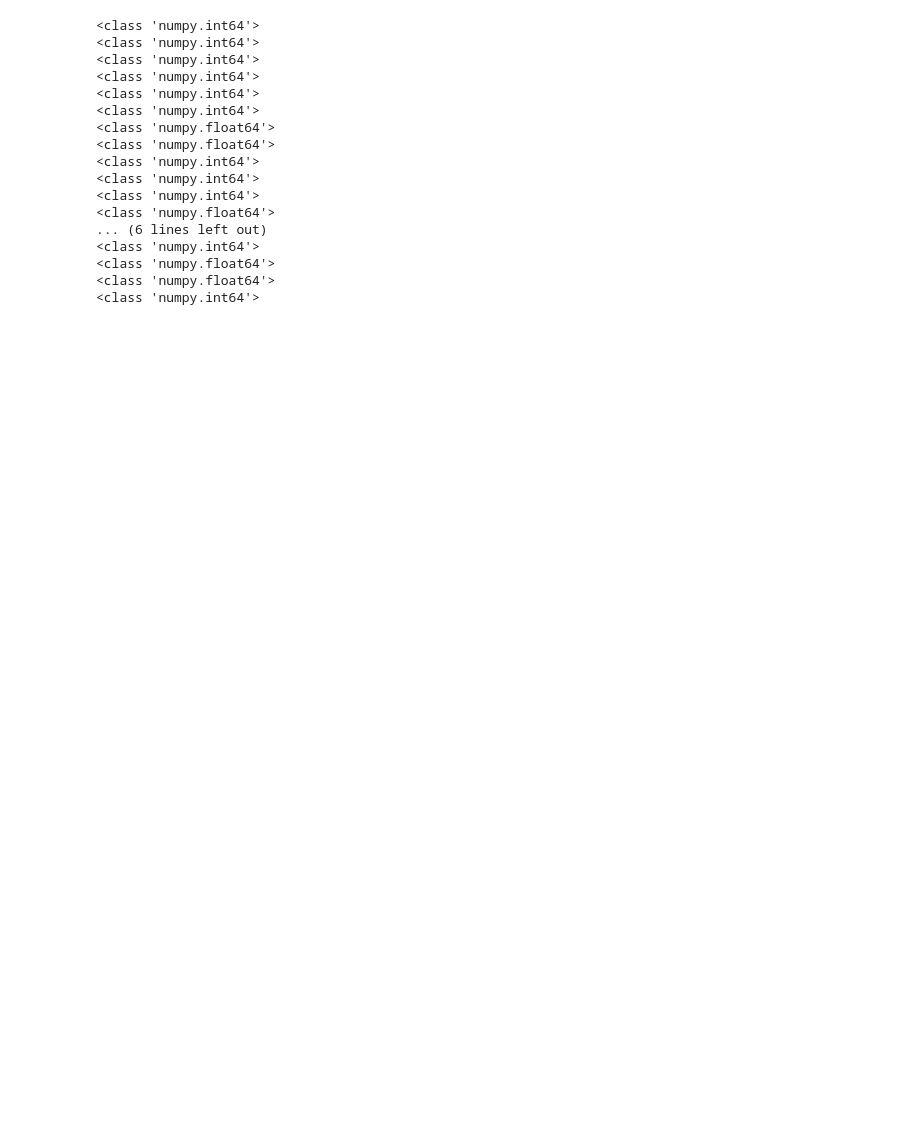
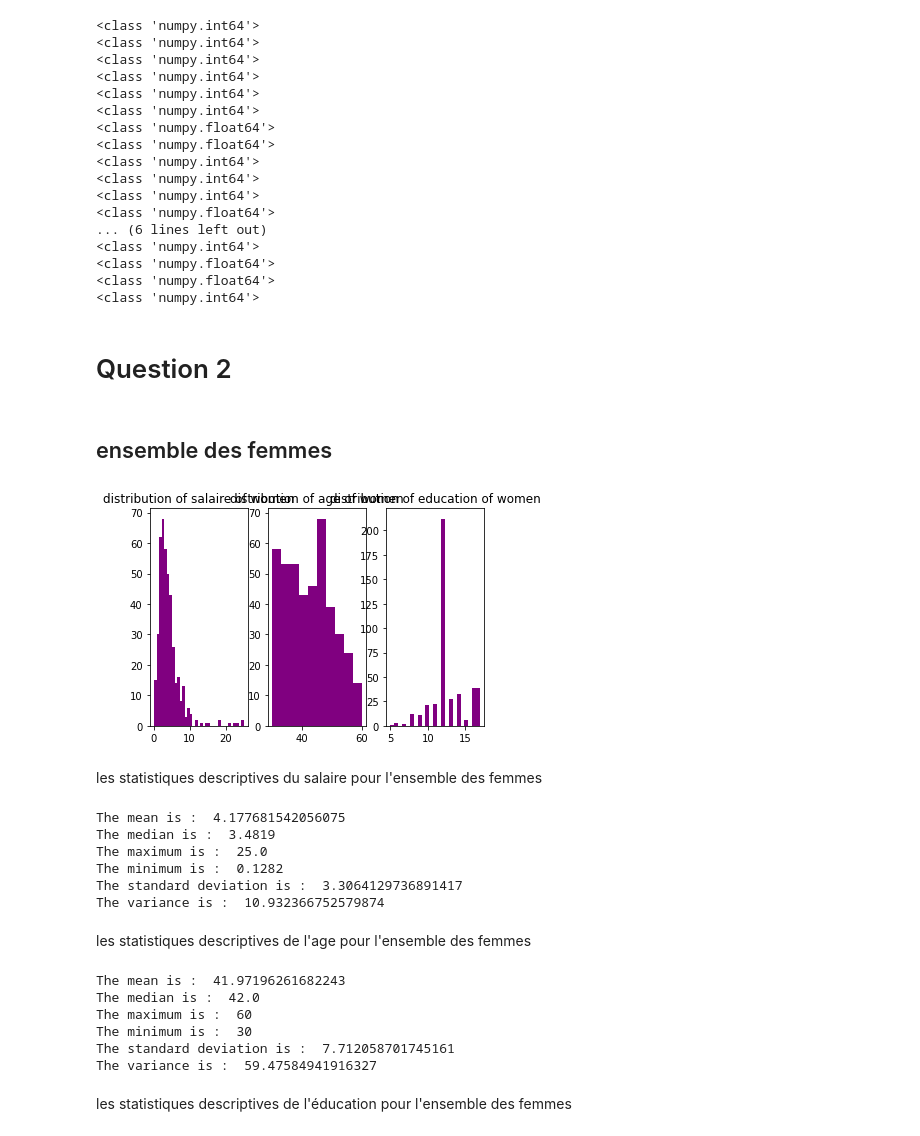
Before and after one commit to Antoninnnn/Econometrics_projet, a Jupyter notebook: src/P1.ipynb, the cells around one changed output. Saved outputs shown, nothing was run; the diff lists cells and outputs as text; code cells hidden in the pictures; blank space fills up the shorter version.

```diff
--- a/src/P1.ipynb
+++ b/src/P1.ipynb
@@ -24,3 +28,56 @@ for i in range(22):
 <class 'numpy.float64'>
 <class 'numpy.float64'>
 <class 'numpy.int64'>
+# %% [markdown]
+# Question 2
+# %% [markdown]
+## ensemble des femmes
+# %%
+plt.subplot(131)
+plt.hist(dt_p1.wage,'auto',color = 'purple')
+plt.title('distribution of salaire of women')
+
+plt.subplot(132)
+plt.hist(dt_p1.age,'auto',color = 'purple')
+plt.title('distribution of age of women')
+
+plt.subplot(133)
+plt.hist(dt_p1.educ,'auto',color = 'purple')
+plt.title('distribution of education of women')
+plt.show()
+# %% [output]
+[figure, added]
+# %% [markdown]
+les statistiques descriptives du salaire pour l'ensemble des femmes
+# %%
+print('The mean is : ', np.mean(dt_p1.wage))
+print('The median is : ', np.median(dt_p1.wage))
+print('The maximum is : ', np.max(dt_p1.wage))
+print('The minimum is : ', np.min(dt_p1.wage))
+print('The standard deviation is : ', np.std(dt_p1.wage))
+print('The variance is : ', np.var(dt_p1.wage))
+# %% [output]
+The mean is :  4.177681542056075
+The median is :  3.4819
+The maximum is :  25.0
+The minimum is :  0.1282
+The standard deviation is :  3.3064129736891417
+The variance is :  10.932366752579874
+# %% [markdown]
+les statistiques descriptives de l'age pour l'ensemble des femmes
+# %%
+print('The mean is : ', np.mean(dt_p1.age))
+print('The median is : ', np.median(dt_p1.age))
+print('The maximum is : ', np.max(dt_p1.age))
+print('The minimum is : ', np.min(dt_p1.age))
+print('The standard deviation is : ', np.std(dt_p1.age))
+print('The variance is : ', np.var(dt_p1.age))
+# %% [output]
+The mean is :  41.97196261682243
+The median is :  42.0
+The maximum is :  60
+The minimum is :  30
+The standard deviation is :  7.712058701745161
+The variance is :  59.47584941916327
+# %% [markdown]
+les statistiques descriptives de l'éducation pour l'ensemble des femmes
```
Also changed, not shown: parts of 40 cells of this notebook, 1 other file.
